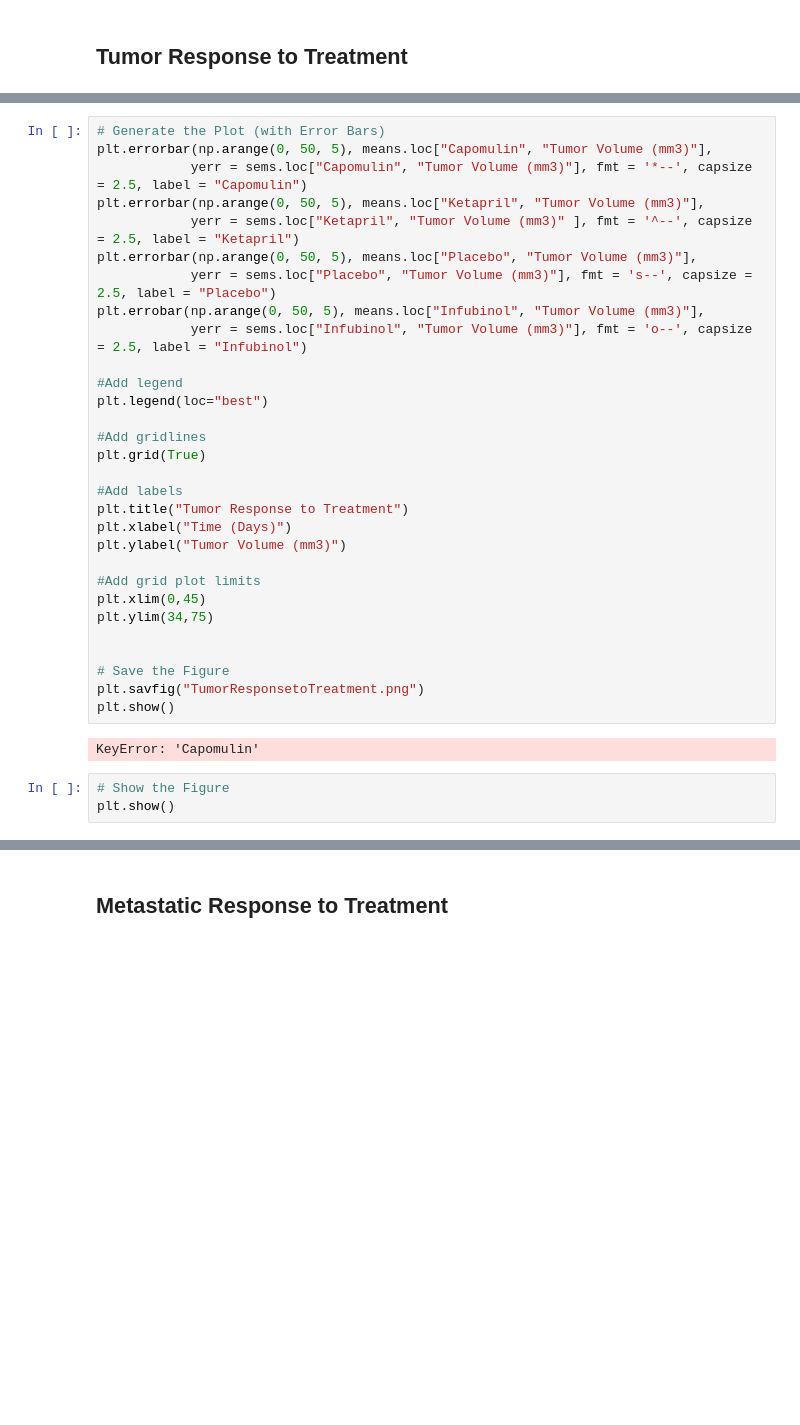
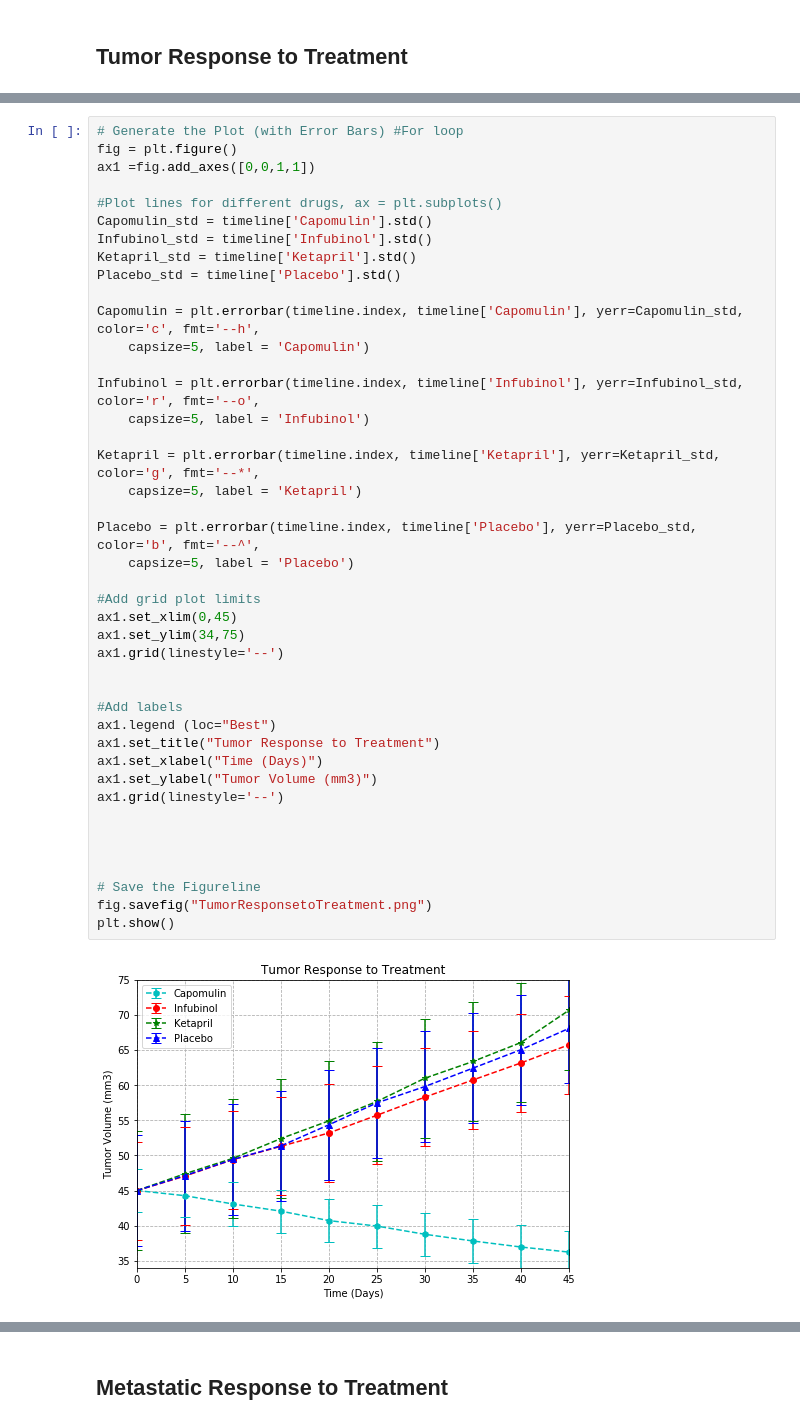
Before and after one commit to bshub6/matplotlib-challenge, a Jupyter notebook: pymaceuticals_starter.ipynb, the cells around one changed output, grey strips where cells are left out. Drawn from its saved outputs; the diff is of its cells as text; blank space fills up the shorter version.

```diff
--- a/pymaceuticals_starter.ipynb
+++ b/pymaceuticals_starter.ipynb
@@ -109,38 +94,47 @@ stdErrTime.head()
-# %%
-# Generate the Plot (with Error Bars)
-plt.errorbar(np.arange(0, 50, 5), means.loc["Capomulin", "Tumor Volume (mm3)"],
-            yerr = sems.loc["Capomulin", "Tumor Volume (mm3)"], fmt = '*--', capsize = 2.5, label = "Capomulin")
-plt.errorbar(np.arange(0, 50, 5), means.loc["Ketapril", "Tumor Volume (mm3)"],
-            yerr = sems.loc["Ketapril", "Tumor Volume (mm3)" ], fmt = '^--', capsize = 2.5, label = "Ketapril")
-plt.errorbar(np.arange(0, 50, 5), means.loc["Placebo", "Tumor Volume (mm3)"],
-            yerr = sems.loc["Placebo", "Tumor Volume (mm3)"], fmt = 's--', capsize = 2.5, label = "Placebo")
-plt.errobar(np.arange(0, 50, 5), means.loc["Infubinol", "Tumor Volume (mm3)"],
-            yerr = sems.loc["Infubinol", "Tumor Volume (mm3)"], fmt = 'o--', capsize = 2.5, label = "Infubinol")
-
-#Add legend
-plt.legend(loc="best")
-
-#Add gridlines
-plt.grid(True)
-
-#Add labels
-plt.title("Tumor Response to Treatment")
-plt.xlabel("Time (Days)")
-plt.ylabel("Tumor Volume (mm3)")
-
-#Add grid plot limits
-plt.xlim(0,45)
-plt.ylim(34,75)
-
-
-# Save the Figure
-plt.savfig("TumorResponsetoTreatment.png")
-plt.show()
-# %% [output]
-KeyError: 'Capomulin'
-# %%
-# Show the Figure
-plt.show()
+# %%
+# Generate the Plot (with Error Bars) #For loop
+fig = plt.figure()
+ax1 =fig.add_axes([0,0,1,1])
+
+#Plot lines for different drugs, ax = plt.subplots()
+Capomulin_std = timeline['Capomulin'].std()
+Infubinol_std = timeline['Infubinol'].std()
+Ketapril_std = timeline['Ketapril'].std()
+Placebo_std = timeline['Placebo'].std()
+
+Capomulin = plt.errorbar(timeline.index, timeline['Capomulin'], yerr=Capomulin_std, color='c', fmt='--h',
+    capsize=5, label = 'Capomulin')
+
+Infubinol = plt.errorbar(timeline.index, timeline['Infubinol'], yerr=Infubinol_std, color='r', fmt='--o',
+    capsize=5, label = 'Infubinol')
+
+Ketapril = plt.errorbar(timeline.index, timeline['Ketapril'], yerr=Ketapril_std, color='g', fmt='--*',
+    capsize=5, label = 'Ketapril')
+
+Placebo = plt.errorbar(timeline.index, timeline['Placebo'], yerr=Placebo_std, color='b', fmt='--^',
+    capsize=5, label = 'Placebo')
+
+#Add grid plot limits
+ax1.set_xlim(0,45)
+ax1.set_ylim(34,75)
+ax1.grid(linestyle='--')
+
+
+#Add labels
+ax1.legend (loc="Best")
+ax1.set_title("Tumor Response to Treatment")
+ax1.set_xlabel("Time (Days)")
+ax1.set_ylabel("Tumor Volume (mm3)")
+ax1.grid(linestyle='--')
+
+
+
+
+# Save the Figureline
+fig.savefig("TumorResponsetoTreatment.png")
+plt.show()
+# %% [output]
+[figure, added]
 # %% [markdown]
 ![Tumor Response to Treatment](../Images/treatment.png)
 # %% [markdown]
```
Also changed, not shown: parts of 18 cells of this notebook.
